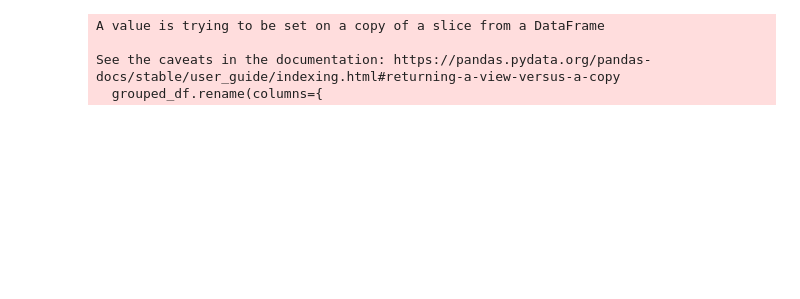
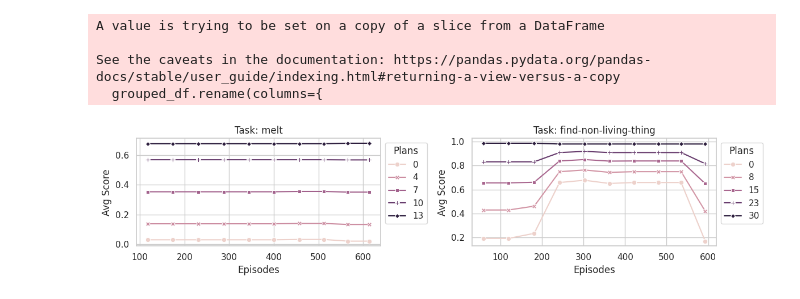
Before and after one commit to yukioichida/bdi-latent-space, a Jupyter notebook: notebooks/results_analysis.ipynb, the cells around one changed output. Drawn from its saved outputs; the diff is of its cells as text; code cells hidden in the pictures; blank space fills up the shorter version.

Commit message:
plots

```diff
--- a/notebooks/results_analysis.ipynb
+++ b/notebooks/results_analysis.ipynb
@@ -130,4 +132,38 @@ A value is trying to be set on a copy of a slice from a DataFrame
 
 See the caveats in the documentation: https://pandas.pydata.org/pandas-docs/stable/user_guide/indexing.html#returning-a-view-versus-a-copy
   grouped_df.rename(columns={
+# %%
+import seaborn as sns
+import matplotlib.pyplot as plt
+
+sns.set_theme(style="whitegrid")
+
+pio.templates.default = "simple_white"
+fig, axs = plt.subplots(ncols=2)
+fig.set_figheight(3)
+fig.set_figwidth(12)
+for i, task in enumerate(tasks):
+    plots_df = results_df[results_df['task'] == task]
+    plots_df = plots_df[['final_score', 'eps', 'num_specific_plans']]
+    plots_df = plots_df.groupby(['eps', 'num_specific_plans']).agg(mean_score=('final_score', 'mean'),
+                                                                   max_score=('final_score', 'max'),
+                                                                   min_score=('final_score', 'min'),
+                                                                   stddev_score=('final_score', 'std')).reset_index()
+    curve = sns.lineplot(x="eps",
+                        y="mean_score",
+                        hue="num_specific_plans",
+                        style="num_specific_plans",
+                        data=plots_df,
+                        linewidth=1.5,
+                        markers=True,
+                        dashes=False, ax=axs[i])
+    curve.set_title(f"Task: {task}")
+    curve.set_xlabel("Episodes")
+    curve.set_ylabel("Avg Score")
+    sns.move_legend(curve, "upper left", bbox_to_anchor=(1., 1.), title='Plans')
+
+plt.tight_layout()
+    #break
+# %% [output]
+[figure, added]
 # %%
```
Also changed, not shown: parts of 8 cells of this notebook, 2 other files.
